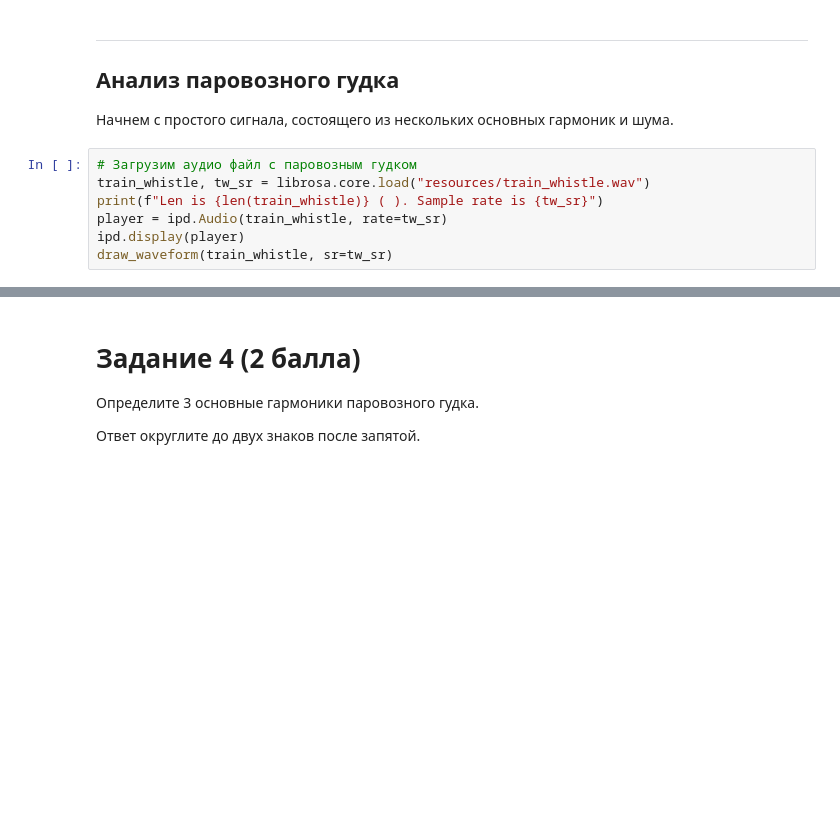
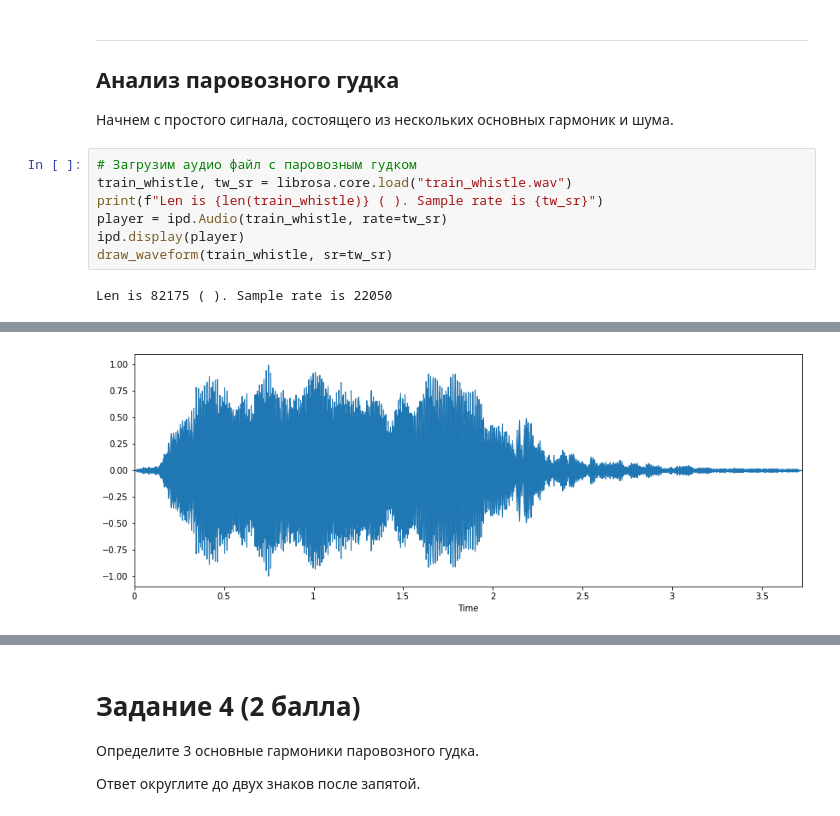
Before and after one commit to zmazak0/MADE-Speech-signal-processing, a Jupyter notebook: Мартиросян_Завен__lab2_ipynb_.ipynb, the cells around one changed output, grey strips where cells are left out. Drawn from its saved outputs; the diff is of its cells as text; blank space fills up the shorter version.

```diff
--- a/Мартиросян_Завен__lab2_ipynb_.ipynb
+++ b/Мартиросян_Завен__lab2_ipynb_.ipynb
@@ -302,8 +296,10 @@ def draw_stft(X, sr, figsize=(14, 5)):
 Начнем с простого сигнала, состоящего из нескольких основных гармоник и шума.
 # %%
 # Загрузим аудио файл с паровозным гудком
-train_whistle, tw_sr = librosa.core.load("resources/train_whistle.wav")
+train_whistle, tw_sr = librosa.core.load("train_whistle.wav")
 print(f"Len is {len(train_whistle)} ( ). Sample rate is {tw_sr}")
 player = ipd.Audio(train_whistle, rate=tw_sr)
 ipd.display(player)
 draw_waveform(train_whistle, sr=tw_sr)
+# %% [output]
+Len is 82175 ( ). Sample rate is 22050
@@ -310,3 +307,4 @@ draw_waveform(train_whistle, sr=tw_sr)
+[figure, added]
 # %%
 train_whistle_spec = scipy.fft.fft(train_whistle)
 print("Гудок паровоза в частотной области")
```
Also changed, not shown: parts of 12 cells of this notebook, 4 other files.
